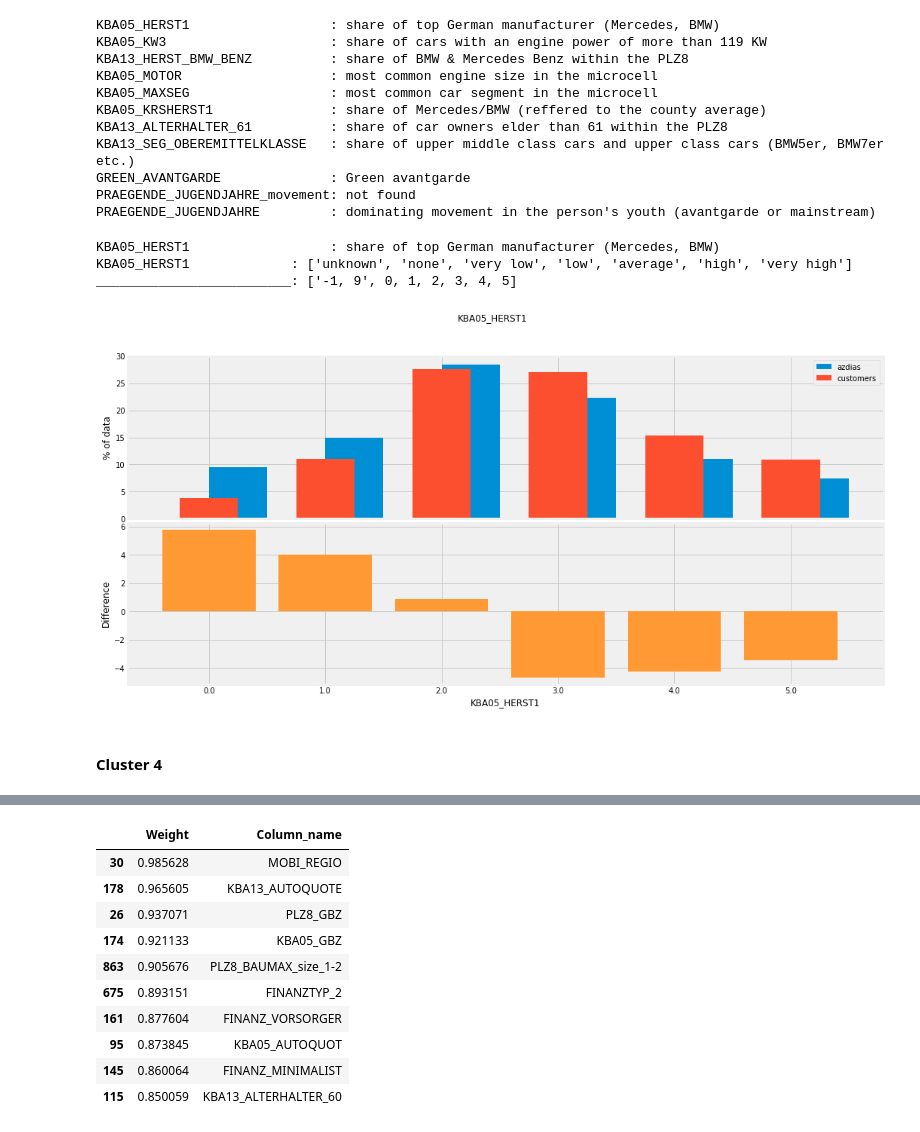
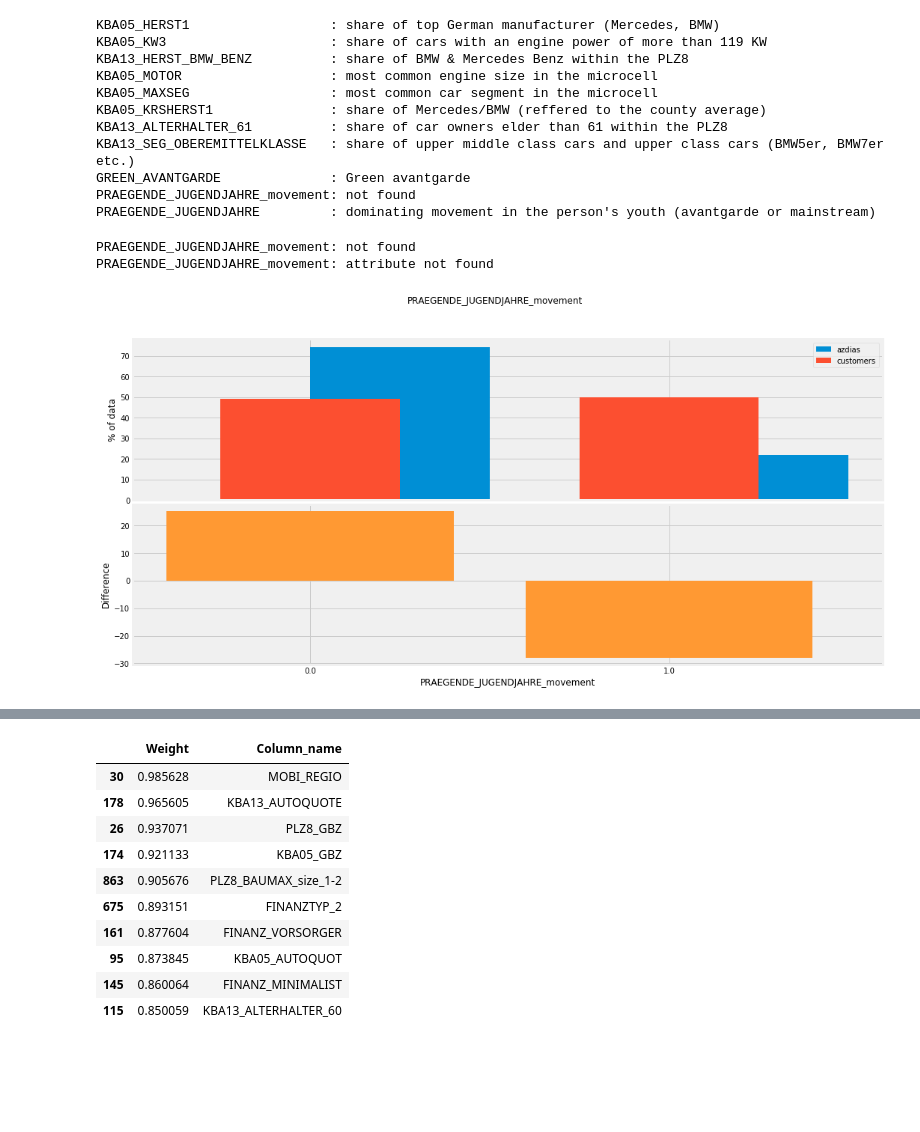
Before and after one commit to TK-Problem/nano_degree_DS, a Jupyter notebook: Capstone_project/Arvato_Project_Part_1.ipynb, the cells around one changed output, grey strips where cells are left out. Drawn from its saved outputs; the diff is of its cells as text; code cells hidden in the pictures; blank space fills up the shorter version.

```diff
--- a/Capstone_project/Arvato_Project_Part_1.ipynb
+++ b/Capstone_project/Arvato_Project_Part_1.ipynb
@@ -3002,9 +3004,15 @@ plt.xticks([x for x in range(15)]);
 # %% [output]
 [figure]
 # %%
+# helper function
 def get_meanings(df_attr, attribute_name):
     """
-
+    Prints out attribute meanings
+    Input:
+        df_attr: pandas DataFrame,
+        attribute_name: str, attribute name
+    Output:
+        print out meanings and values of spesific attribute
     """
     try:
         values = df_attr[df_attr.Attribute == attribute_name].Values.values[0]
@@ -3085,14 +3079,12 @@ KBA13_SEG_OBEREMITTELKLASSE   : share of upper middle class cars and upper class
 GREEN_AVANTGARDE              : Green avantgarde
 PRAEGENDE_JUGENDJAHRE_movement: not found
 PRAEGENDE_JUGENDJAHRE         : dominating movement in the person's youth (avantgarde or mainstream)
-# %%
-get_description(df_attr_p, "KBA05_HERST1")
-plot_attribute(azdias_7, customers_7, "KBA05_HERST1")
-get_meanings(df_attr_p, "KBA05_HERST1")
-# %% [output]
-KBA05_HERST1                  : share of top German manufacturer (Mercedes, BMW)
-KBA05_HERST1             : ['unknown', 'none', 'very low', 'low', 'average', 'high', 'very high']
-_________________________: ['-1, 9', 0, 1, 2, 3, 4, 5]
-[figure, removed]
-# %% [markdown]
-#### Cluster 4
+# %%
+attribute_name = "PRAEGENDE_JUGENDJAHRE_movement"
+get_description(df_attr_p, attribute_name)
+plot_attribute(azdias_9, customers_9, attribute_name)
+get_meanings(df_attr_p, attribute_name)
+# %% [output]
+PRAEGENDE_JUGENDJAHRE_movement: not found
+PRAEGENDE_JUGENDJAHRE_movement: attribute not found
+[figure, added]
```
Also changed, not shown: parts of 17 cells of this notebook.
